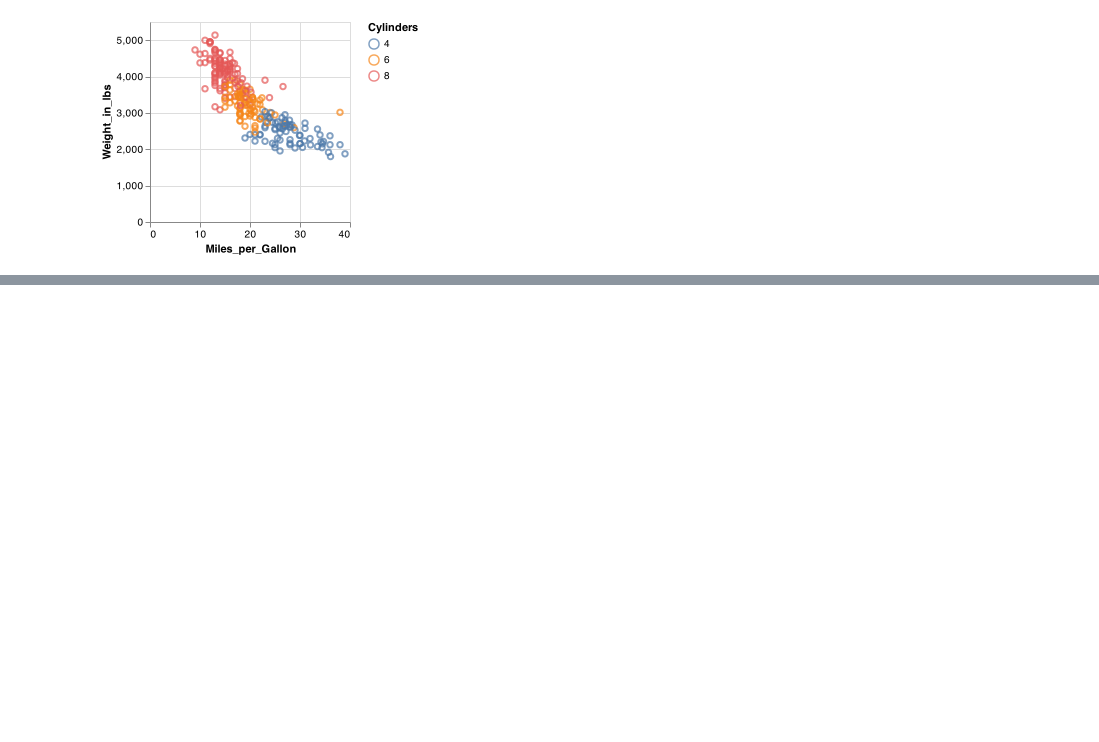
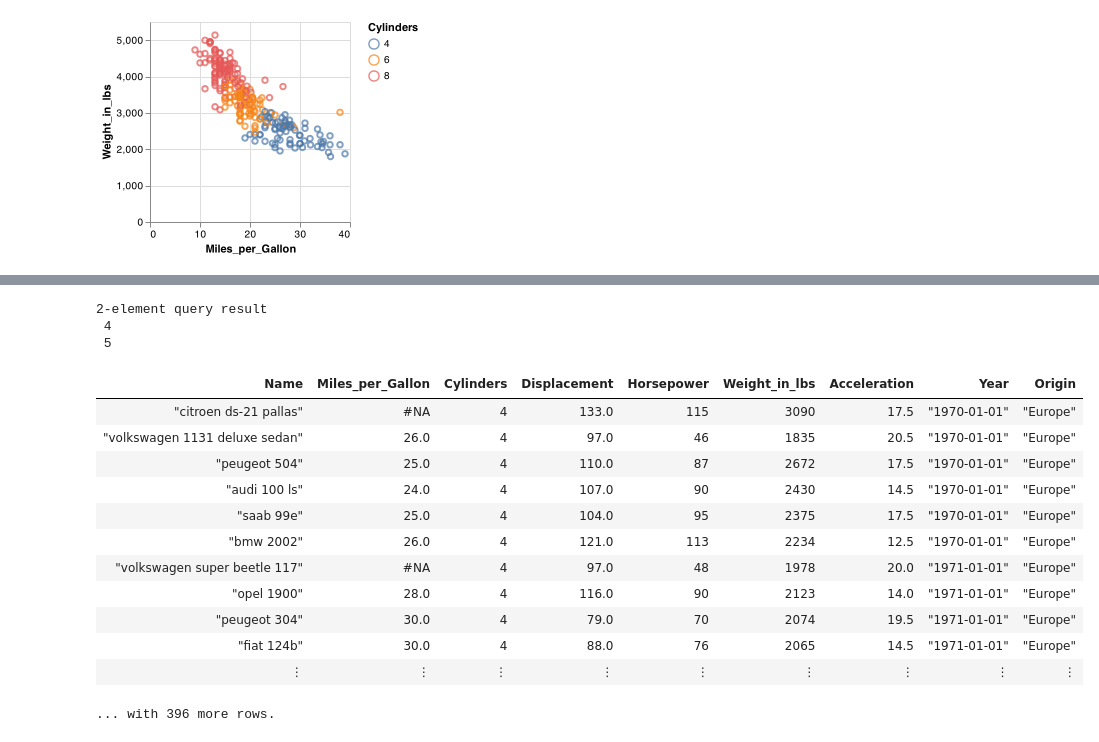
Before and after one commit to ekonlab/ai, a Jupyter notebook: julia/julia_note_one.ipynb, the cells around one changed output, grey strips where cells are left out. Drawn from its saved outputs; the diff is of its cells as text; code cells hidden in the pictures; blank space fills up the shorter version.

```diff
--- a/julia/julia_note_one.ipynb
+++ b/julia/julia_note_one.ipynb
@@ -38,0 +186,24 @@ load("us_cars.csv") |>
+# %%
+# take and drop
+1:10 |> @drop(3) |> @take(2)
+# %% [output]
+2-element query result
+ 4
+ 5
+# %%
+cars |>
+    @orderby(_.Origin)
+# %% [output]
+| Name | Miles_per_Gallon | Cylinders | Displacement | Horsepower | Weight_in_lbs | Acceleration | Year | Origin |
+| "citroen ds-21 pallas" | #NA | 4 | 133.0 | 115 | 3090 | 17.5 | "1970-01-01" | "Europe" |
+| "volkswagen 1131 deluxe sedan" | 26.0 | 4 | 97.0 | 46 | 1835 | 20.5 | "1970-01-01" | "Europe" |
+| "peugeot 504" | 25.0 | 4 | 110.0 | 87 | 2672 | 17.5 | "1970-01-01" | "Europe" |
+| "audi 100 ls" | 24.0 | 4 | 107.0 | 90 | 2430 | 14.5 | "1970-01-01" | "Europe" |
+| "saab 99e" | 25.0 | 4 | 104.0 | 95 | 2375 | 17.5 | "1970-01-01" | "Europe" |
+| "bmw 2002" | 26.0 | 4 | 121.0 | 113 | 2234 | 12.5 | "1970-01-01" | "Europe" |
+| "volkswagen super beetle 117" | #NA | 4 | 97.0 | 48 | 1978 | 20.0 | "1971-01-01" | "Europe" |
+| "opel 1900" | 28.0 | 4 | 116.0 | 90 | 2123 | 14.0 | "1971-01-01" | "Europe" |
+| "peugeot 304" | 30.0 | 4 | 79.0 | 70 | 2074 | 19.5 | "1971-01-01" | "Europe" |
+| "fiat 124b" | 30.0 | 4 | 88.0 | 76 | 2065 | 14.5 | "1971-01-01" | "Europe" |
+| ⋮ | ⋮ | ⋮ | ⋮ | ⋮ | ⋮ | ⋮ | ⋮ | ⋮ |
+... with 396 more rows.
```
Also changed, not shown: parts of 19 cells of this notebook, 2 other files.
